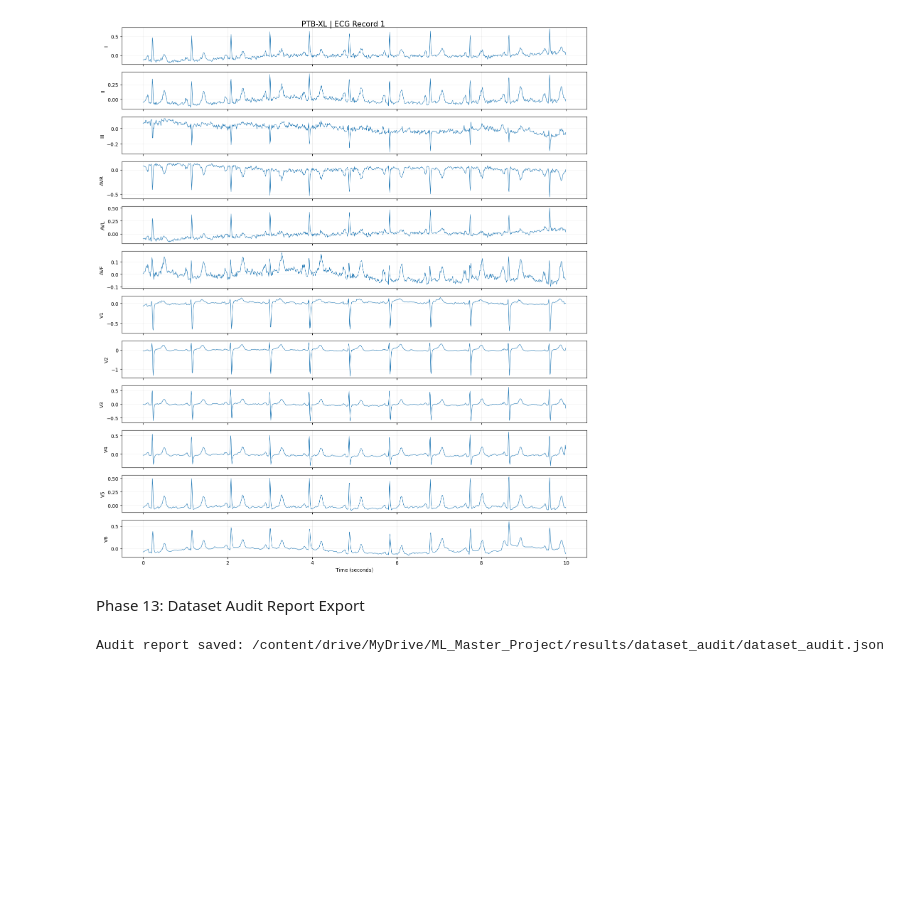
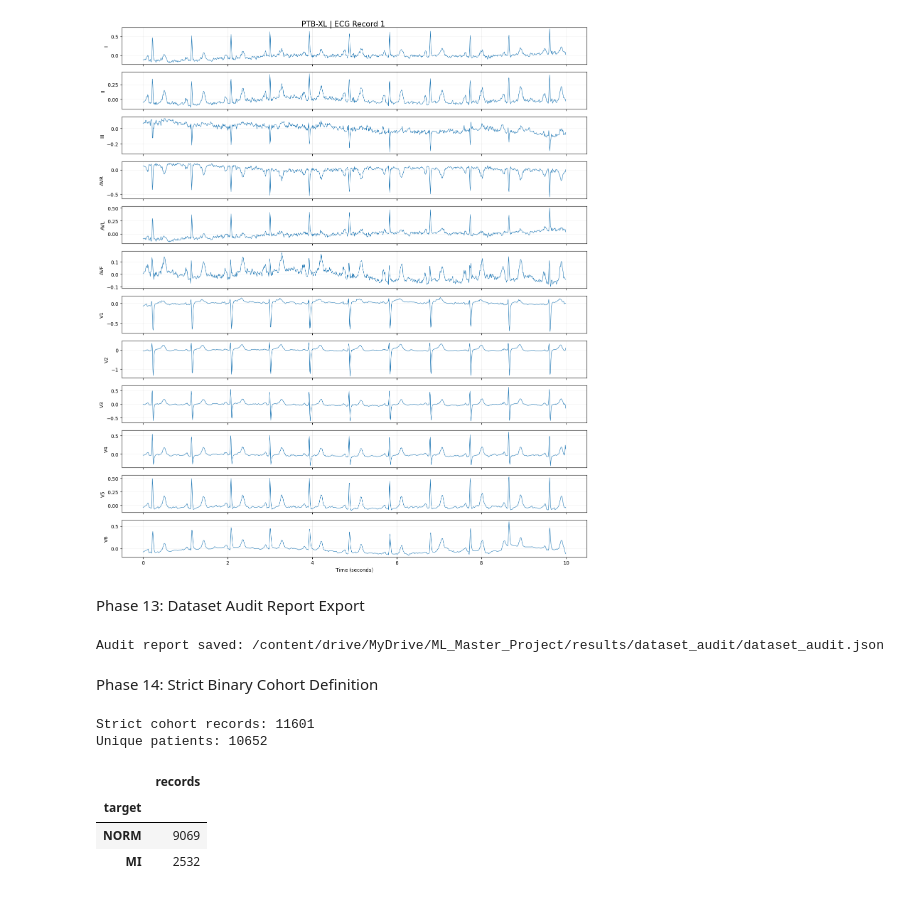
Before and after one commit to noorrami/ptbxl-ecg-classification, a Jupyter notebook: notebooks/01_data_audit.ipynb, the cells around one changed output. Cells and saved outputs as stored; diff of their text form; code cells hidden in the pictures; blank space fills up the shorter version.

```diff
--- a/notebooks/01_data_audit.ipynb
+++ b/notebooks/01_data_audit.ipynb
@@ -461,3 +461,40 @@ with open(report_path, "w", encoding="utf-8") as f:
 print("Audit report saved:", report_path)
 # %% [output]
 Audit report saved: /content/drive/MyDrive/ML_Master_Project/results/dataset_audit/dataset_audit.json
+# %% [markdown]
+Phase 14: Strict Binary Cohort Definition
+# %%
+strict_norm = df["diagnostic_classes"].apply(
+    lambda labels: labels == ["NORM"]
+)
+
+strict_mi = df["diagnostic_classes"].apply(
+    lambda labels: labels == ["MI"]
+)
+
+strict_cohort = df.loc[
+    strict_norm | strict_mi
+].copy()
+
+strict_cohort["target"] = np.where(
+    strict_norm.loc[strict_cohort.index],
+    0,
+    1
+)
+
+print("Strict cohort records:", len(strict_cohort))
+print("Unique patients:", strict_cohort["patient_id"].nunique())
+
+display(
+    strict_cohort["target"]
+    .value_counts()
+    .rename(index={0: "NORM", 1: "MI"})
+    .to_frame("records")
+)
+# %% [output]
+Strict cohort records: 11601
+Unique patients: 10652
+|  | records |
+| target |  |
+| NORM | 9069 |
+| MI | 2532 |
```
Also changed, not shown: parts of 6 cells of this notebook.
